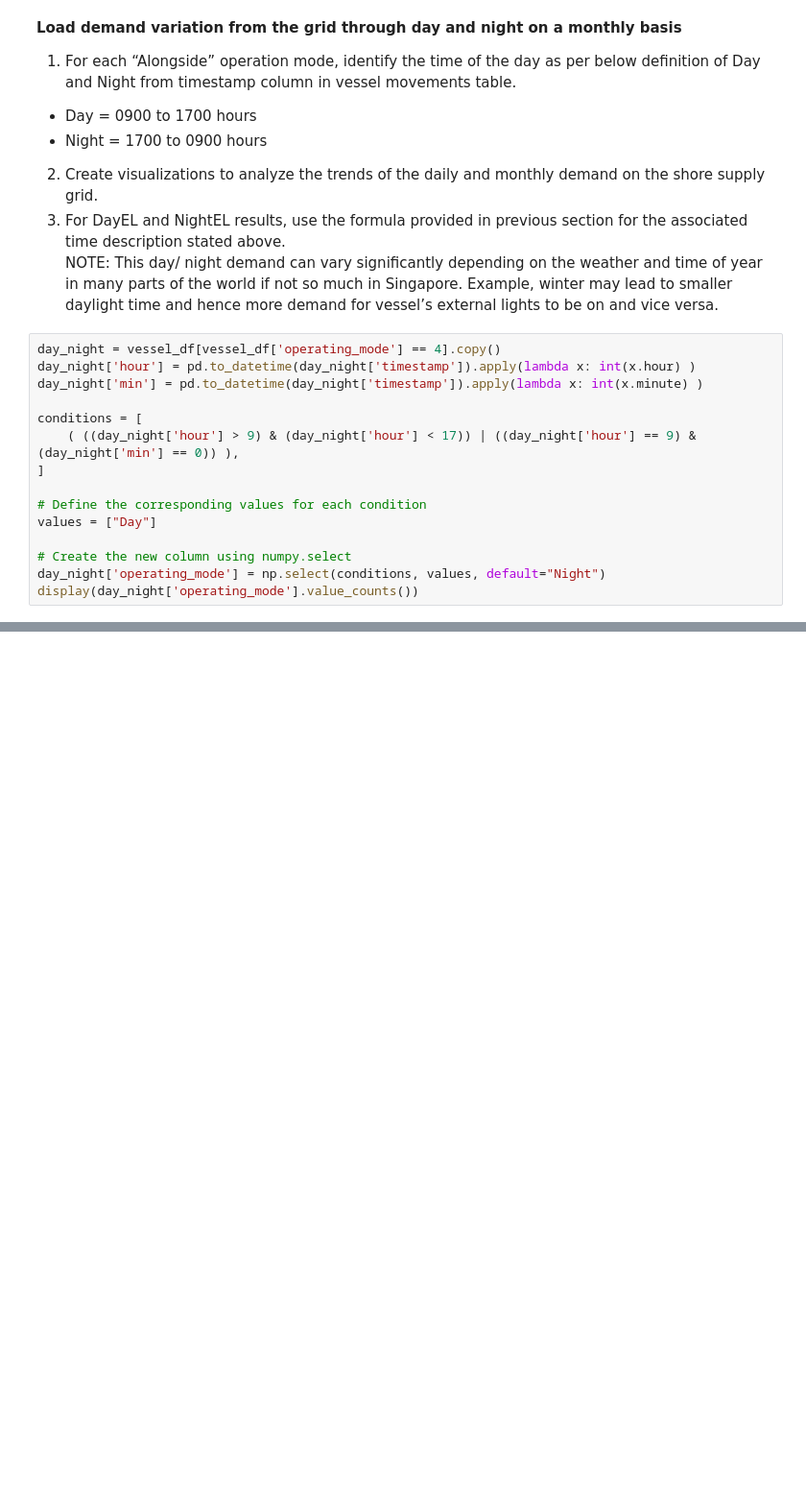
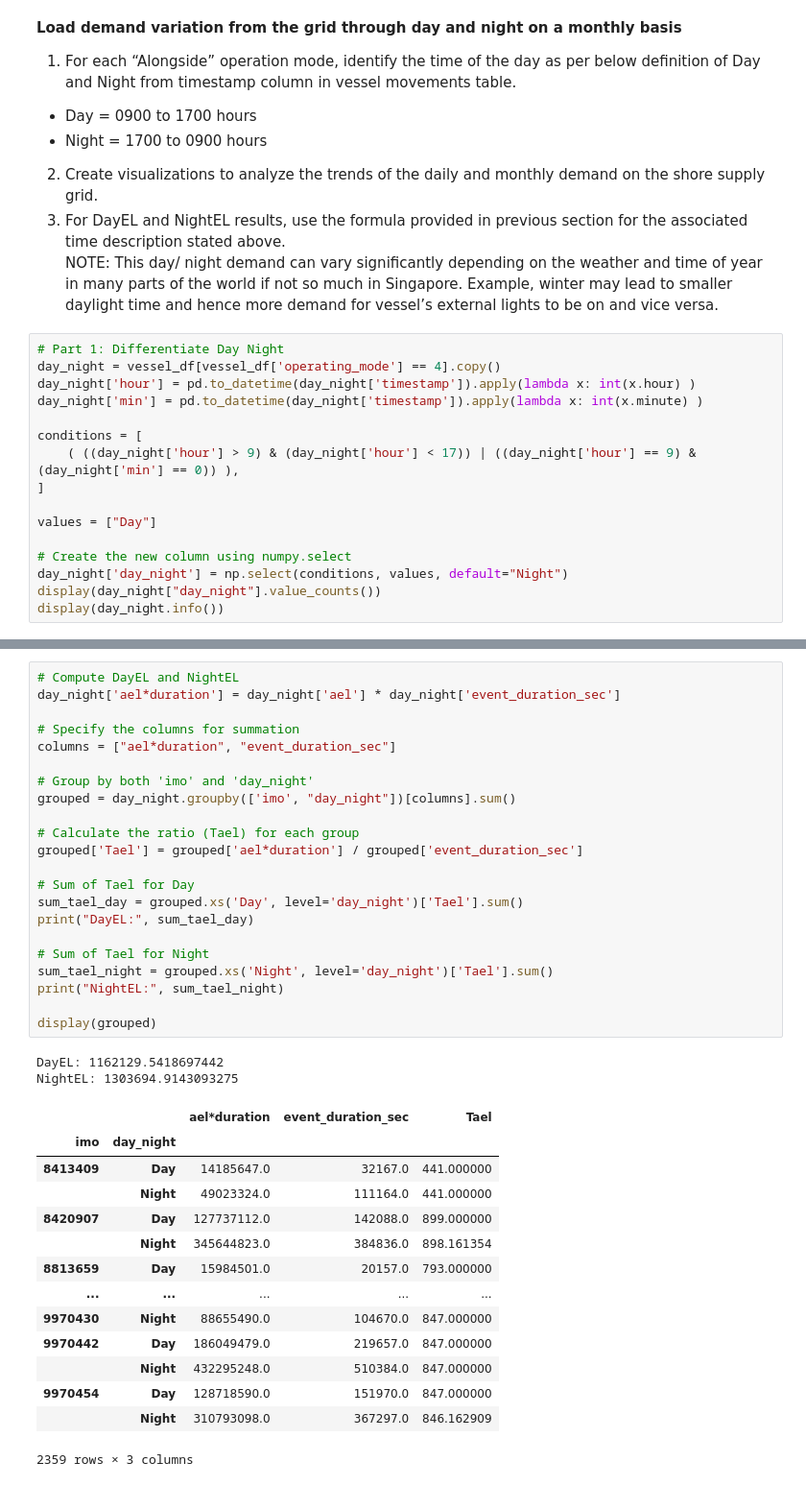
Before and after one commit to evanyan13/rightship, a Jupyter notebook: emission_calculation.ipynb, the cells around one changed output, grey strips where cells are left out. Shown at 96% size. Cells and saved outputs as stored; diff of their text form; blank space fills up the shorter version.

Commit message:
Last PArt

```diff
--- a/emission_calculation.ipynb
+++ b/emission_calculation.ipynb
@@ -339,6 +340,7 @@ display(output)
 <br></br>
 NOTE: This day/ night demand can vary significantly depending on the weather and time of year in many parts of the world if not so much in Singapore. Example, winter may lead to smaller daylight time and hence more demand for vessel’s external lights to be on and vice versa.
 # %%
+# Part 1: Differentiate Day Night
 day_night = vessel_df[vessel_df['operating_mode'] == 4].copy()
 day_night['hour'] = pd.to_datetime(day_night['timestamp']).apply(lambda x: int(x.hour) )
 day_night['min'] = pd.to_datetime(day_night['timestamp']).apply(lambda x: int(x.minute) )
@@ -347,10 +349,10 @@ conditions = [
     ( ((day_night['hour'] > 9) & (day_night['hour'] < 17)) | ((day_night['hour'] == 9) & (day_night['min'] == 0)) ),
 ]
 
-# Define the corresponding values for each condition
 values = ["Day"]
 
 # Create the new column using numpy.select
-day_night['operating_mode'] = np.select(conditions, values, default="Night")
-display(day_night['operating_mode'].value_counts())
+day_night['day_night'] = np.select(conditions, values, default="Night")
+display(day_night["day_night"].value_counts())
+display(day_night.info())
 # %% [output]
@@ -360,0 +381,39 @@ Name: count, dtype: int64
+# %%
+# Compute DayEL and NightEL
+day_night['ael*duration'] = day_night['ael'] * day_night['event_duration_sec']
+
+# Specify the columns for summation
+columns = ["ael*duration", "event_duration_sec"]
+
+# Group by both 'imo' and 'day_night'
+grouped = day_night.groupby(['imo', "day_night"])[columns].sum()
+
+# Calculate the ratio (Tael) for each group
+grouped['Tael'] = grouped['ael*duration'] / grouped['event_duration_sec']
+
+# Sum of Tael for Day
+sum_tael_day = grouped.xs('Day', level='day_night')['Tael'].sum()
+print("DayEL:", sum_tael_day)
+
+# Sum of Tael for Night
+sum_tael_night = grouped.xs('Night', level='day_night')['Tael'].sum()
+print("NightEL:", sum_tael_night)
+
+display(grouped)
+# %% [output]
+DayEL: 1162129.5418697442
+NightEL: 1303694.9143093275
+|  |  | ael*duration | event_duration_sec | Tael |
+| imo | day_night |  |  |  |
+| 8413409 | Day | 14185647.0 | 32167.0 | 441.000000 |
+|  | Night | 49023324.0 | 111164.0 | 441.000000 |
+| 8420907 | Day | 127737112.0 | 142088.0 | 899.000000 |
+|  | Night | 345644823.0 | 384836.0 | 898.161354 |
+| 8813659 | Day | 15984501.0 | 20157.0 | 793.000000 |
+| ... | ... | ... | ... | ... |
+| 9970430 | Night | 88655490.0 | 104670.0 | 847.000000 |
+| 9970442 | Day | 186049479.0 | 219657.0 | 847.000000 |
+|  | Night | 432295248.0 | 510384.0 | 847.000000 |
+| 9970454 | Day | 128718590.0 | 151970.0 | 847.000000 |
+|  | Night | 310793098.0 | 367297.0 | 846.162909 |
+2359 rows × 3 columns
```
Also changed, not shown: parts of 6 cells of this notebook.
